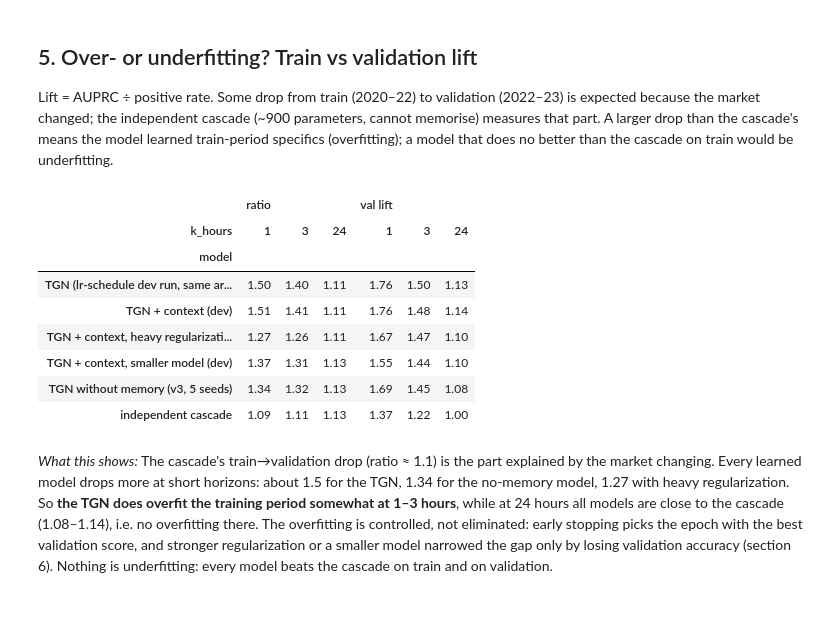
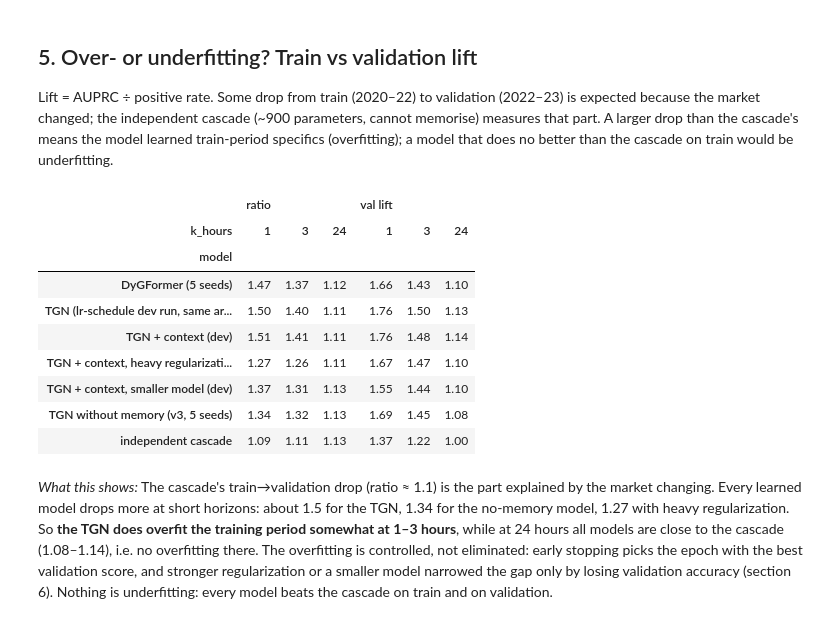
Before and after one commit to da-ksh-esh/CryptoGraph, a Jupyter notebook: notebooks/03_models_vs_baselines.ipynb, the cells around one changed output. Saved outputs shown, nothing was run; the diff lists cells and outputs as text; code cells hidden in the pictures.

```diff
--- a/notebooks/03_models_vs_baselines.ipynb
+++ b/notebooks/03_models_vs_baselines.ipynb
@@ -41,7 +46,8 @@ pio.templates.default = "plotly_dark"
 V2 = "../data/processed/v2"
 RUNS = Path("../runs")
 K = [1, 3, 6, 12, 24]
-FINAL = {"TGN (1h)": "tgn_1h_final_v2", "TGN without memory (1h)": "tgn_1h_nomem_final_v3", "TGN (2h)": "tgn_2h_final_v2"}
+FINAL = {"TGN (1h)": "tgn_1h_final_v2", "TGN without memory (1h)": "tgn_1h_nomem_final_v3", "TGN (2h)": "tgn_2h_final_v2",
+         "DyGFormer (1h)": "dygformer_1h_final"}
 
 runs = pd.read_csv(RUNS / "results.csv")
 runs = runs[runs["status"] == "ok"]
@@ -297,0 +470,14 @@ days (971 of them) is what makes these intervals honest: one crash produces hund
+# %%
+rf = []
+for lab, a, b in (("TGN (5 seeds)", "tgn_1h_final_v2", "tgn_1h_refit"), ("gradient boosting", "gbm_1h_final", "gbm_1h_refit")):
+    for k in K:
+        rf.append({"model": lab, "k_hours": k,
+                   "train only": np.mean([m[f"test_auprc_k{k}h"] for m in metrics_of(a)]),
+                   "train + val": np.mean([m[f"test_auprc_k{k}h"] for m in metrics_of(b)])})
+rf = pd.DataFrame(rf)
+rf["gain"] = rf["train + val"] - rf["train only"]
+display(rf.set_index(["model", "k_hours"]).round(4))
+print("TGN refit vs TGN train-only, test, day-block bootstrap (positive = refit better):")
+display(boot("tgn_1h_refit", "tgn_1h_final_v2").round(4))
+print("TGN refit vs gradient boosting refit (positive = TGN better):")
+display(boot("tgn_1h_refit", "gbm_1h_refit").round(4))
@@ -297,0 +527,15 @@ days (971 of them) is what makes these intervals honest: one crash produces hund
+# %%
+from cryptograph.analysis.evaluation import precision_at_top
+
+top = []
+for lab, exp in (("TGN refit", "tgn_1h_refit"), ("TGN", "tgn_1h_final_v2"), ("DyGFormer", "dygformer_1h_final"),
+                 ("gradient boosting refit", "gbm_1h_refit")):
+    ps = preds(exp, "test")
+    p = torch.stack([q["prob"].float() for q in ps]).mean(0).numpy()
+    y, m = ps[0]["y"].numpy(), ps[0]["mask"].numpy()
+    for i, k in enumerate(K):
+        top.append({"model": lab, "k_hours": k, **precision_at_top(y[m[:, i], i], p[m[:, i], i])})
+top = pd.DataFrame(top)
+display(top.pivot_table(index="k_hours", columns="model", values="precision_top1%").round(3)
+        .assign(random=top.groupby("k_hours")["positive_rate"].first().round(3)))
+display(top[top["model"] == "TGN refit"].set_index("k_hours").drop(columns="model").round(3))
@@ -305,27 +572,29 @@ on train would be underfitting.
 # %%
 fit = []
 cs = cas[(cas["resolution"] == "1h") & (cas["model"] == "independent cascade")].set_index(["split", "k_hours"])
 for k in (1, 3, 24):
     lt = cs.loc[("train", k), "auprc"] / cs.loc[("train", k), "positive_rate"]
     lv = cs.loc[("val", k), "auprc"] / cs.loc[("val", k), "positive_rate"]
     fit.append({"model": "independent cascade", "k_hours": k, "train lift": lt, "val lift": lv, "ratio": lt / lv})
 diag = {"TGN (lr-schedule dev run, same architecture)": "tgn_1h_lrsched_dev", "TGN + context (dev)": "tgn_1h_ctx_dev",
         "TGN without memory (v3, 5 seeds)": "tgn_1h_nomem_final_v3", "TGN + context, heavy regularization (dev)": "tgn_1h_ctx_reg_a_dev",
-        "TGN + context, smaller model (dev)": "tgn_1h_ctx_reg_b_dev"}
+        "TGN + context, smaller model (dev)": "tgn_1h_ctx_reg_b_dev",
+        "DyGFormer (5 seeds)": "dygformer_1h_final"}
 for lab, exp in diag.items():
     ms = [m for m in metrics_of(exp) if "train_auprc_k1h" in m]
     for k in (1, 3, 24):
         if not ms:
             continue
         lt = np.mean([m[f"train_auprc_k{k}h"] / m[f"train_posrate_k{k}h"] for m in ms])
         lv = np.mean([m[f"val_auprc_k{k}h"] / m[f"val_posrate_k{k}h"] for m in ms])
         fit.append({"model": lab, "k_hours": k, "train lift": lt, "val lift": lv, "ratio": lt / lv})
 fit = pd.DataFrame(fit)
 display(fit.pivot_table(index="model", columns="k_hours", values=["val lift", "ratio"]).round(2))
 # %% [output]
 |  | ratio |  |  | val lift |  |  |
 | k_hours | 1 | 3 | 24 | 1 | 3 | 24 |
 | model |  |  |  |  |  |  |
+| DyGFormer (5 seeds) | 1.47 | 1.37 | 1.12 | 1.66 | 1.43 | 1.10 |
 | TGN (lr-schedule dev run, same ar... | 1.50 | 1.40 | 1.11 | 1.76 | 1.50 | 1.13 |
 | TGN + context (dev) | 1.51 | 1.41 | 1.11 | 1.76 | 1.48 | 1.14 |
 | TGN + context, heavy regularizati... | 1.27 | 1.26 | 1.11 | 1.67 | 1.47 | 1.10 |
```
Also changed, not shown: parts of 20 cells of this notebook, 12 other files.
